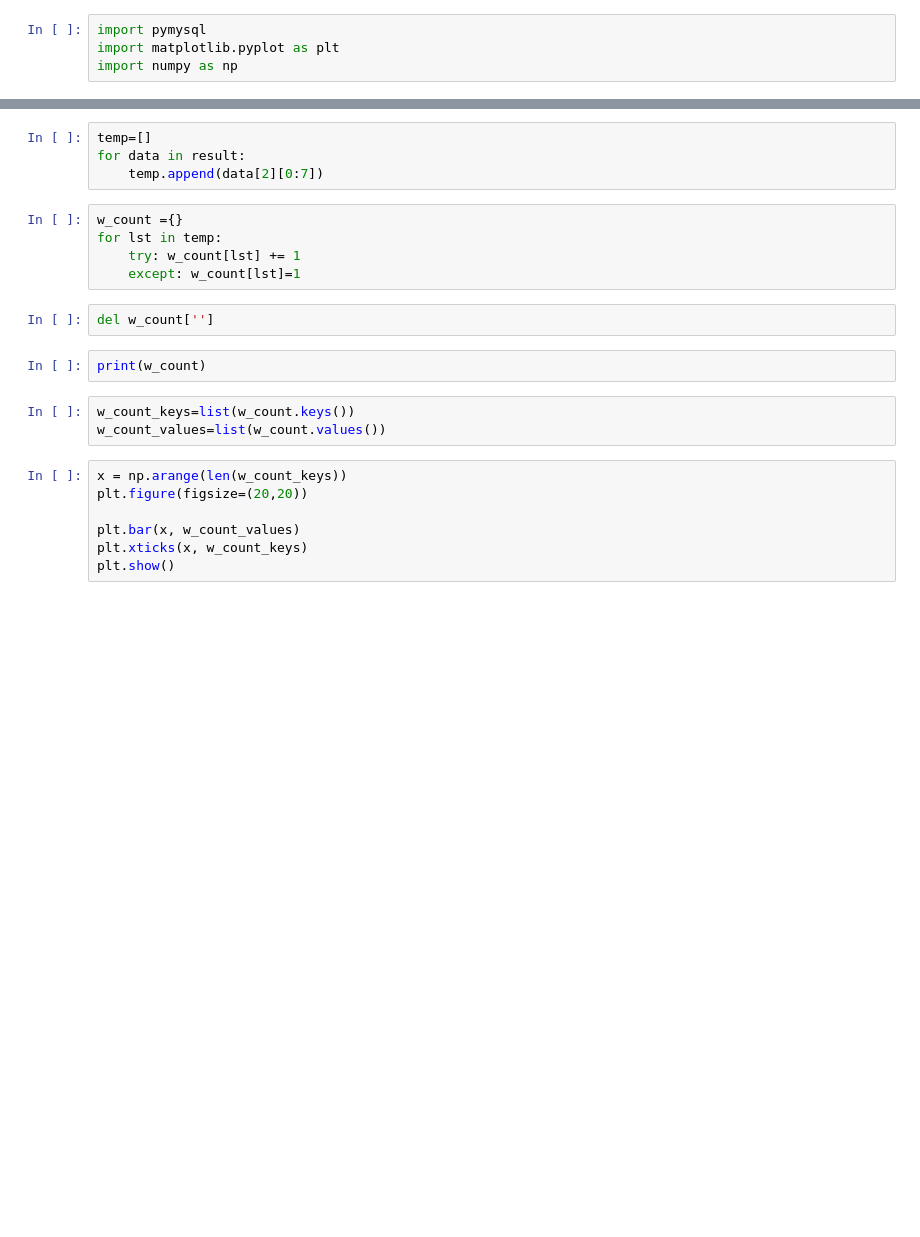
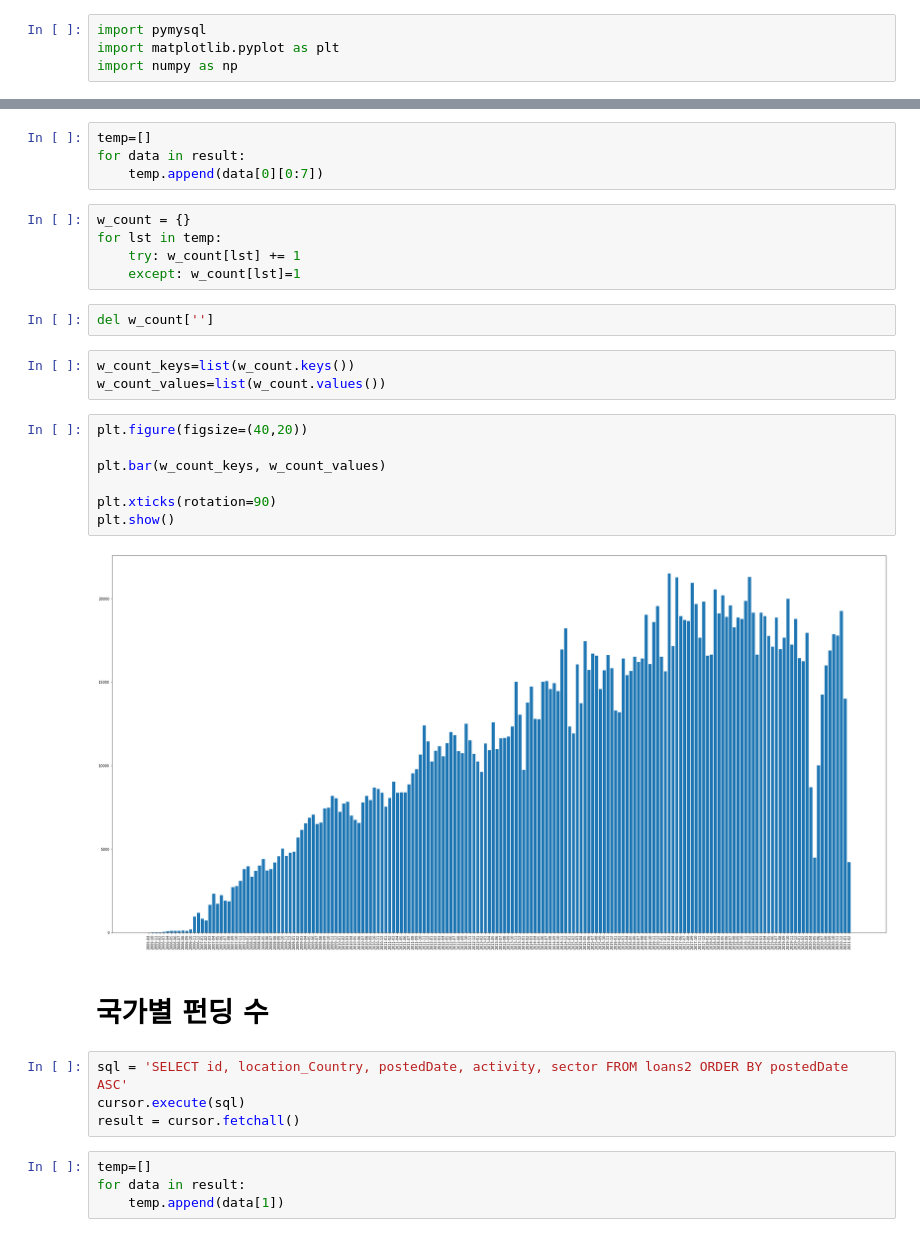
Before and after one commit to ajy2/kiva, a Jupyter notebook: chart.ipynb, the cells around one changed output, grey strips where cells are left out. Drawn from its saved outputs; the diff is of its cells as text; blank space fills up the shorter version.

```diff
--- a/chart.ipynb
+++ b/chart.ipynb
@@ -12,23 +14,33 @@ result = cursor.fetchall()
 # %%
 temp=[]
 for data in result:
-    temp.append(data[2][0:7])
+    temp.append(data[0][0:7])
 # %%
-w_count ={}
+w_count = {}
 for lst in temp:
     try: w_count[lst] += 1
     except: w_count[lst]=1
 # %%
 del w_count['']
-# %%
-print(w_count)
 # %%
 w_count_keys=list(w_count.keys())
 w_count_values=list(w_count.values())
 # %%
-x = np.arange(len(w_count_keys))
-plt.figure(figsize=(20,20))
+plt.figure(figsize=(40,20))
 
-plt.bar(x, w_count_values)
-plt.xticks(x, w_count_keys)
+plt.bar(w_count_keys, w_count_values)
+
+plt.xticks(rotation=90)
 plt.show()
+# %% [output]
+[figure, added]
+# %% [markdown]
+# 국가별 펀딩 수
+# %%
+sql = 'SELECT id, location_Country, postedDate, activity, sector FROM loans2 ORDER BY postedDate ASC'
+cursor.execute(sql)
+result = cursor.fetchall()
+# %%
+temp=[]
+for data in result:
+    temp.append(data[1])
```
Also changed, not shown: parts of 57 cells of this notebook.
